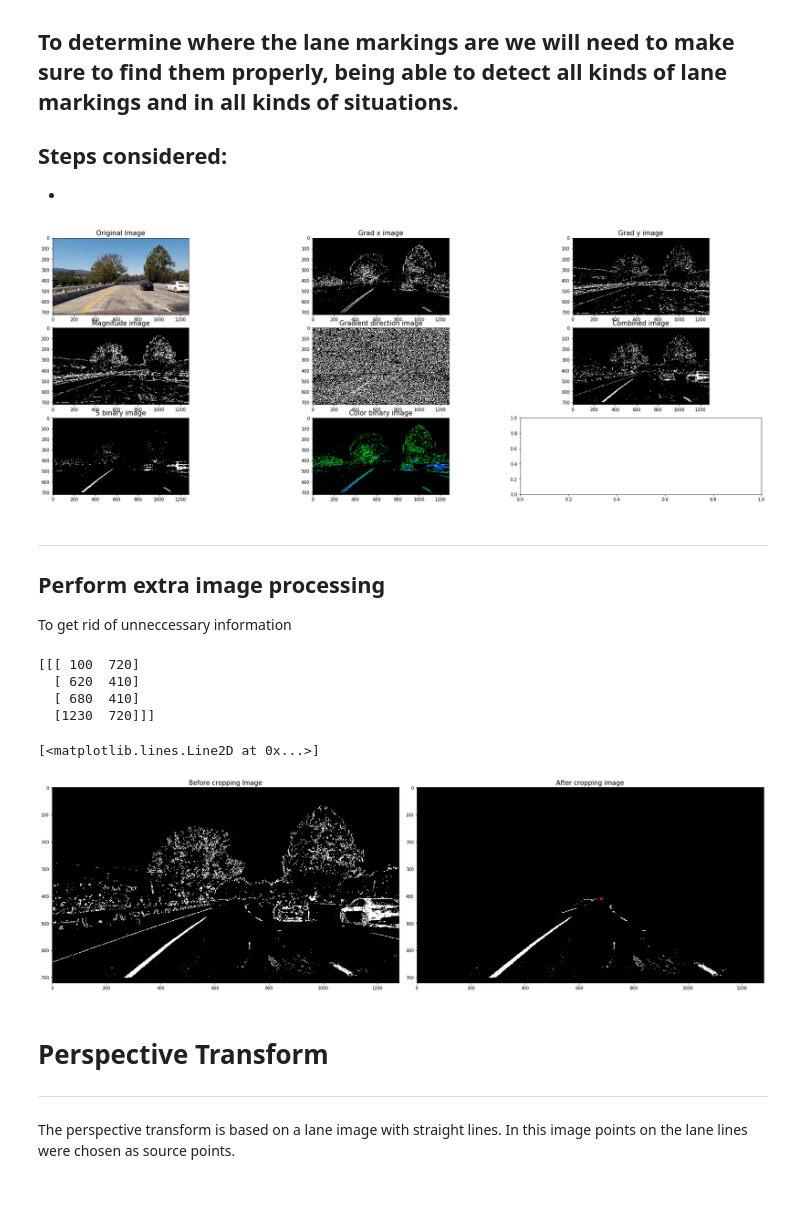
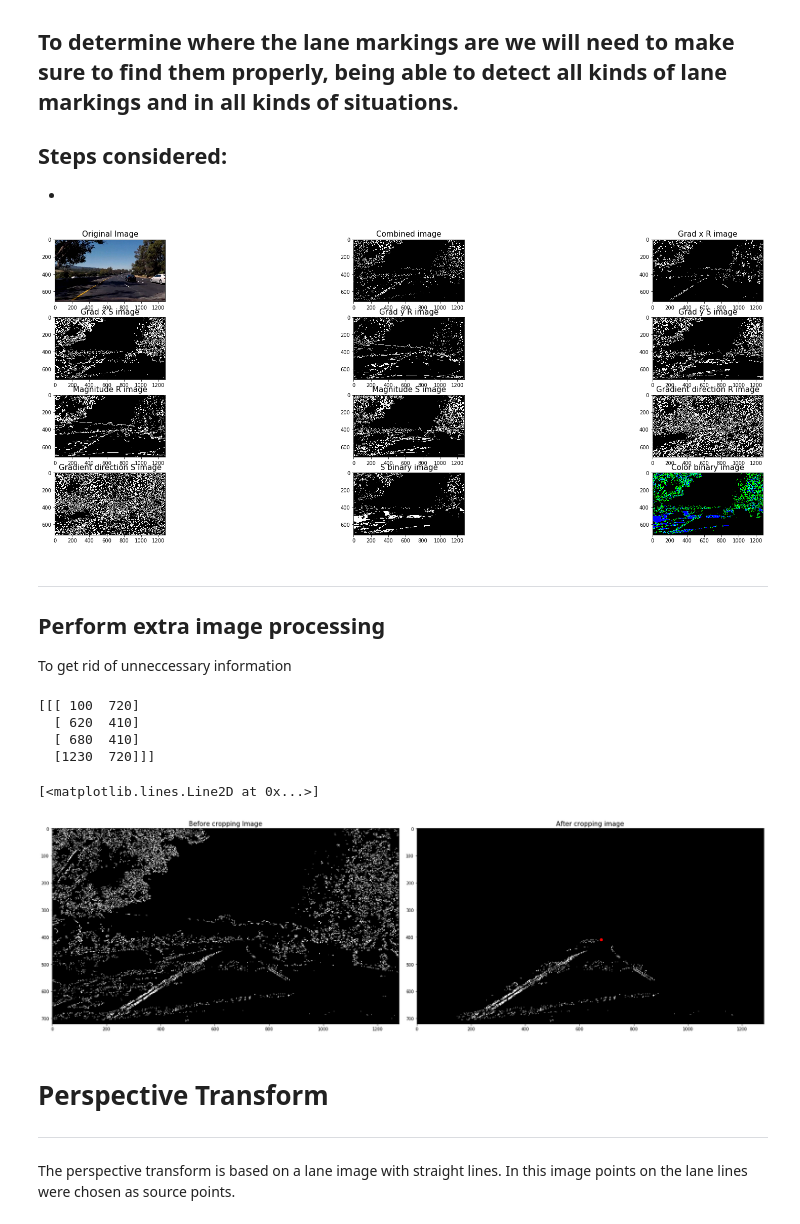
Before and after one commit to iceabella/Advanced-Lane-Finding, a Jupyter notebook: AdvancedLaneLines.ipynb, the cells around one changed output. Cells and saved outputs as stored; diff of their text form; code cells hidden in the pictures; blank space fills up the shorter version.

```diff
--- a/AdvancedLaneLines.ipynb
+++ b/AdvancedLaneLines.ipynb
@@ -214,7 +212,8 @@ def binary_S(S_image, thresh=(0,255)):
 ksize = 3 # Choose a larger odd number to smooth gradient measurements
 
 # Read in an image
-img = mpimg.imread('test_images/test1.jpg')
+img = mpimg.imread('test_images/extratest.jpg')
+#img = mpimg.imread('test_images/test6.jpg')
 
 # Perform image undistortion
 image = cv2.undistort(img, mtx, dist, None, mtx)
@@ -223,50 +222,63 @@ image = cv2.undistort(img, mtx, dist, None, mtx)
 gray = cv2.cvtColor(image,cv2.COLOR_RGB2GRAY)
 HLS = cv2.cvtColor(image,cv2.COLOR_RGB2HLS)
 S = HLS[:,:,2]
 R = image[:,:,0]
 
 # Apply each of the thresholding functions
 gradx = abs_sobel_thresh(R, orient='x', sobel_kernel=ksize, thresh=(30,100))
 grady = abs_sobel_thresh(R, orient='y', sobel_kernel=ksize, thresh=(30, 100))
 mag_binary = mag_thresh(R, sobel_kernel=ksize, mag_thresh=(30, 100))
 dir_binary = dir_threshold(R, sobel_kernel=ksize, thresh=(0.7, 1.3))
 s_binary = binary_S(S,(170,255))
 gradxS = abs_sobel_thresh(S, orient='x', sobel_kernel=ksize, thresh=(20,100))
 gradyS = abs_sobel_thresh(S, orient='y', sobel_kernel=ksize, thresh=(30,100))
 mag_binaryS = mag_thresh(S, sobel_kernel=ksize, mag_thresh=(30,100))
 dir_binaryS = dir_threshold(S, sobel_kernel=ksize, thresh=(0.7, 1.3))
 
 # Combine thresholding functions
 combined = np.zeros_like(dir_binary)
 #combined[((gradx == 1) & (grady == 1)) | ((mag_binary == 1) & (dir_binary == 1))] = 1
-combined[(gradx == 1) | (s_binary == 1)] = 1
+combined[((gradx == 1) & (grady == 1))| ((gradxS == 1) & (gradyS == 1))] = 1
 
 color_binary = np.dstack(( np.zeros_like(gradx), gradxS, s_binary))
 
 
 # Plot the result
-f, axes = plt.subplots(3, 3, figsize=(24, 9))
+f, axes = plt.subplots(4, 3, figsize=(24, 9))
 f.tight_layout()
 axes[0,0].imshow(image)
 axes[0,0].set_title('Original Image', fontsize=15)
-axes[0,1].imshow(gradxS, cmap='gray')
-axes[0,1].set_title('Grad x image', fontsize=15)
-axes[0,2].imshow(grady,cmap='gray')
-axes[0,2].set_title('Grad y image',fontsize=15)
-axes[1,0].imshow(mag_binary,cmap='gray')
-axes[1,0].set_title('Magnitude image',fontsize=15)
-axes[1,1].imshow(dir_binary,cmap='gray')
-axes[1,1].set_title('Gradient direction image',fontsize=15)
-axes[1,2].imshow(combined,cmap='gray')
-axes[1,2].set_title('Combined image',fontsize=15)
-axes[2,0].imshow(s_binary,cmap='gray')
-axes[2,0].set_title('S binary image',fontsize=15)
-axes[2,1].imshow(color_binary,cmap='gray')
-axes[2,1].set_title('Color binary image',fontsize=15)
+axes[0,1].imshow(combined,cmap='gray')
+axes[0,1].set_title('Combined image',fontsize=15)
+axes[0,2].imshow(gradx, cmap='gray')
+axes[0,2].set_title('Grad x R image', fontsize=15)
+
+axes[1,0].imshow(gradxS, cmap='gray')
+axes[1,0].set_title('Grad x S image', fontsize=15)
+axes[1,1].imshow(grady,cmap='gray')
+axes[1,1].set_title('Grad y R image',fontsize=15)
+axes[1,2].imshow(gradyS,cmap='gray')
+axes[1,2].set_title('Grad y S image',fontsize=15)
+
+axes[2,0].imshow(mag_binary,cmap='gray')
+axes[2,0].set_title('Magnitude R image',fontsize=15)
+axes[2,1].imshow(mag_binaryS,cmap='gray')
+axes[2,1].set_title('Magnitude S image',fontsize=15)
+axes[2,2].imshow(dir_binary,cmap='gray')
+axes[2,2].set_title('Gradient direction R image',fontsize=15)
+
+axes[3,0].imshow(dir_binaryS,cmap='gray')
+axes[3,0].set_title('Gradient direction S image',fontsize=15)
+axes[3,1].imshow(s_binary,cmap='gray')
+axes[3,1].set_title('S binary image',fontsize=15)
+axes[3,2].imshow(color_binary,cmap='gray')
+axes[3,2].set_title('Color binary image',fontsize=15)
+#axes[2,1].imshow(color_binary,cmap='gray')
+#axes[2,1].set_title('Color binary image',fontsize=15)
 plt.subplots_adjust(left=0., right=1, top=0.9, bottom=0.)
 plt.show()
 # %% [output]
-[figure, old version]
+[figure, new version]
 # %% [markdown]
 ***
 Perform extra image processing
@@ -323,7 +335,7 @@ axes[1].plot(680,410,'ro')
   [ 680  410]
   [1230  720]]]
 [<matplotlib.lines.Line2D at 0x...>]
-[figure, old version]
+[figure, new version]
 # %% [markdown]
 # **Perspective Transform**
 ---
```
Also changed, not shown: parts of 18 cells of this notebook.
